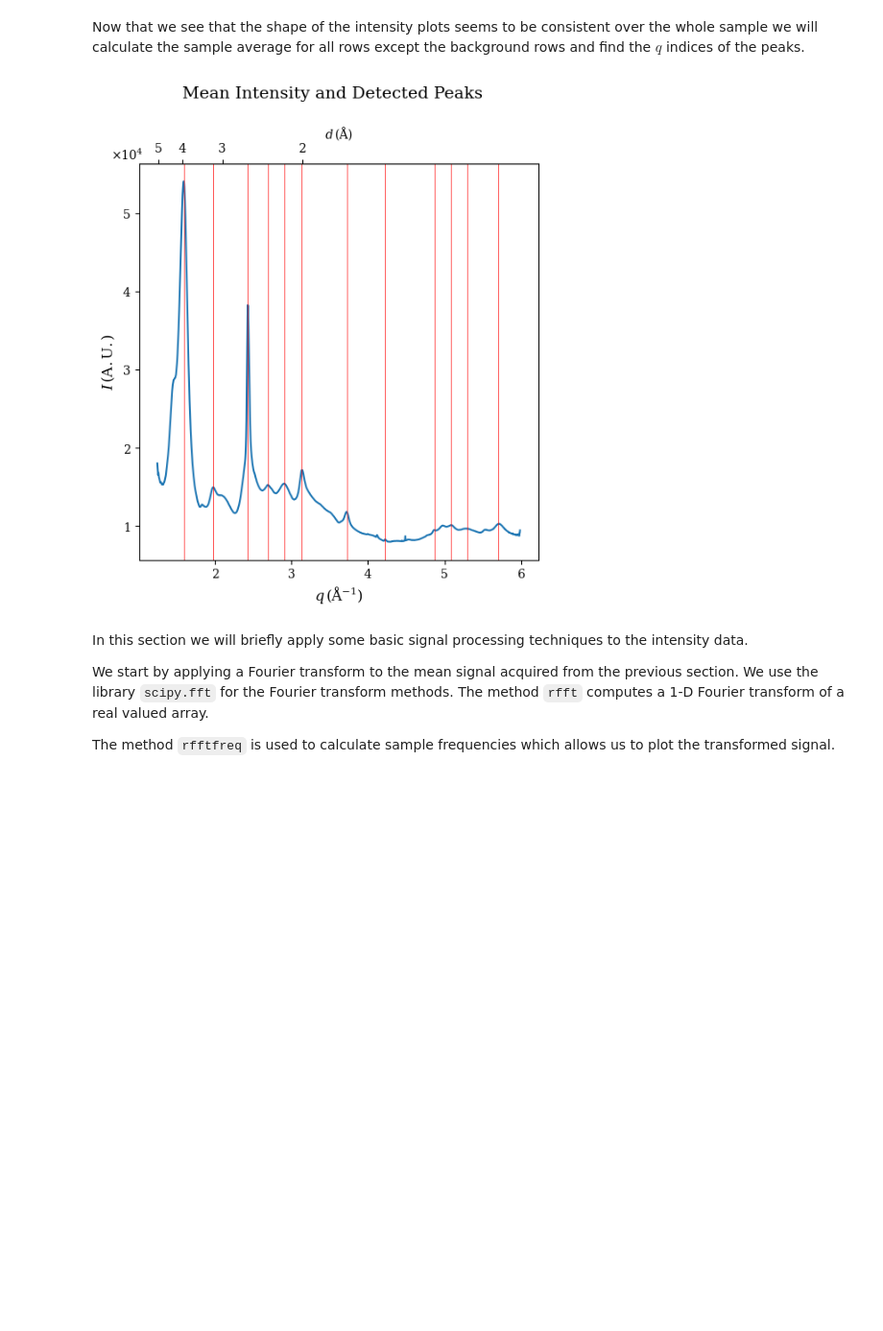
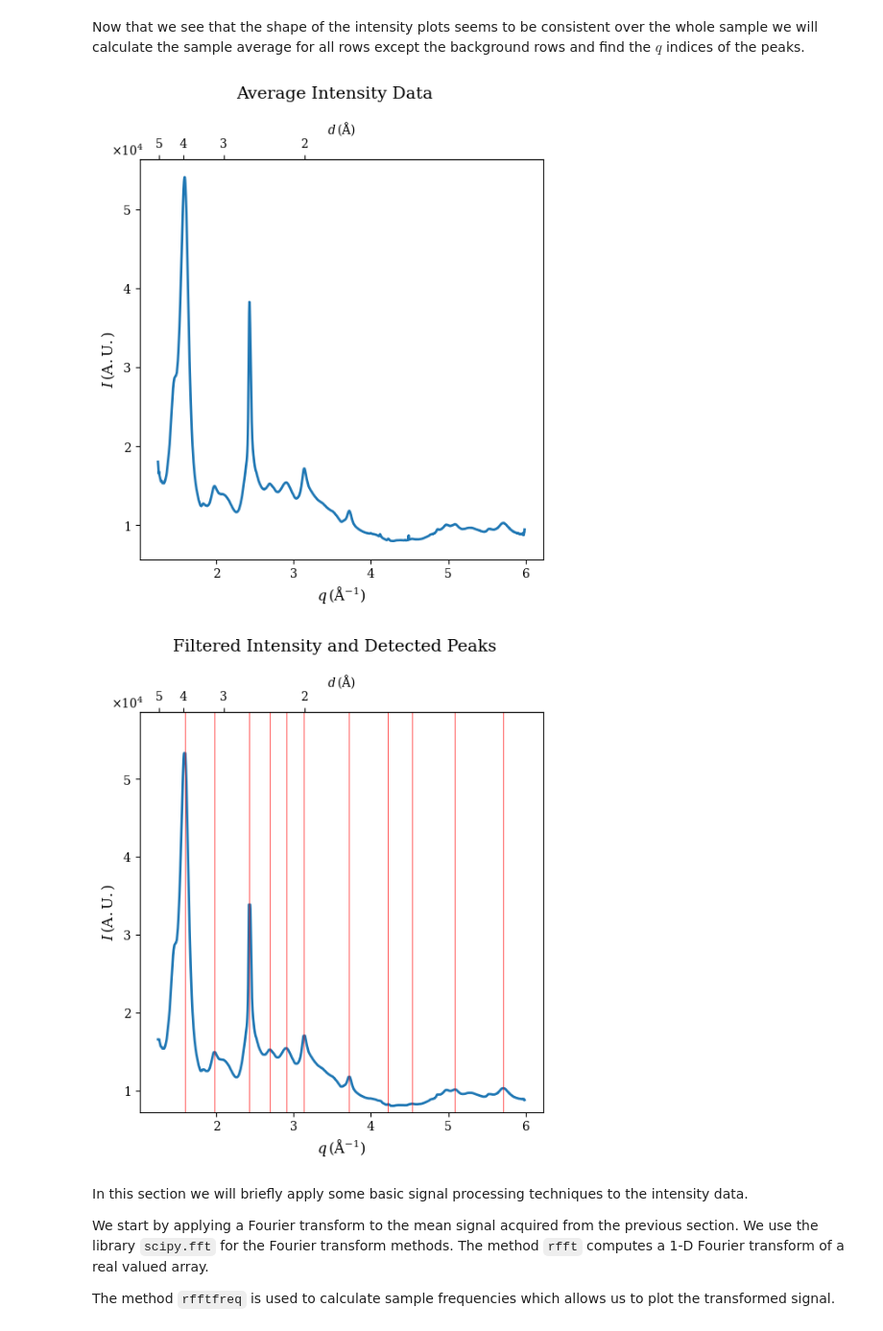
Before and after one commit to J-Holger/MVE386, a Jupyter notebook: chalmers/workinprogress.ipynb, the cells around one changed output. Shown at 96% size. Saved outputs shown, nothing was run; the diff lists cells and outputs as text; code cells hidden in the pictures; blank space fills up the shorter version.

```diff
--- a/chalmers/workinprogress.ipynb
+++ b/chalmers/workinprogress.ipynb
@@ -1050,18 +1045,3 @@ The rest of this chapter we will examine three pixels. However, the code is writ
 The plot of the sample images show which pixels are selected, here the intensity is averaged across all azimuthal angles and $q$-values.
 # %% [markdown]
 ### 4.1.1 Plot data without background noise
-# %%
-image_coords = [(30, 25), (10, 0), (50, 40)]
-I_waxs_azi_full = I_waxs_azi_integrated["full"]
-I_avg = np.nanmean(I_waxs_azi_full, axis=(2))
-
-plt.imshow(I_avg)
-ax = plt.gca()
-
-for i in range(len(image_coords)):
-    x = image_coords[i][1]
-    y = image_coords[i][0]
-    rect = plt.Rectangle((x-.5, y-.5), 1,1, fill=False, color='red', linewidth=2)
-    ax.add_patch(rect)
-
-plt.show()
@@ -1272,46 +1346,42 @@ Now that we see that the shape of the intensity plots seems to be consistent ove
 # %%
 # Remove background rows and calculate the mean intensity over the remaining rows
 rows_to_include = [
     row for row in range(I_waxs_azi_full.shape[0])
     if row not in [pixel[0] for pixel in waxs_background_pixels]
 ]
 mean_intensity = np.mean(I_waxs_azi_full[rows_to_include, :, :], axis=(0, 1))
 
-# Find the peaks in the mean intensity
-peak_indices = signal.find_peaks(mean_intensity, distance=60, width=4)[0]
-#print(f"Peaks: {peak_indices}")
+# Plot mean intenstity
+fig, ax = plt.subplots(figsize=(6, 6))
+fig.suptitle(r"Average Intensity Data", y=1.02, fontsize=14)
 
-# Plot the mean intensity and mark the detected peaks
-plt.figure(figsize=(6, 6))
-plt.plot(q_waxs, mean_intensity, label='Mean Intensity')
-plt.suptitle('Mean Intensity and Detected Peaks', y=1.03, fontsize=14)
-plt.xlabel(r"$q \, (\mathrm{\AA}^{-1})$", fontsize=12)
-plt.ylabel(r"$I \, (\mathrm{A.U.})$", fontsize=12)
+# Plot the smoothed intensity data
+ax.plot(q_waxs, mean_intensity, linewidth=2)
 
-# Add secondary x-axis for d-values
-ax = plt.gca()
+# Axis labels and formatting
+ax.set_xlabel(r"$q \, (\mathrm{\AA}^{-1})$", fontsize=12)
+ax.set_ylabel(r"$I \, (\mathrm{A.U.})$", fontsize=12)
 
 # Set y-axis to scientific notation
 ax.yaxis.set_major_formatter(mticker.ScalarFormatter(useMathText=True))
 ax.yaxis.get_offset_text().set_fontsize(10)
 ax.ticklabel_format(axis='y', style='scientific', scilimits=(0, 0))
 ax.set_ylabel(r"$I \, (\mathrm{A.U.})$", fontsize=12)
 
 # Adjust the position of the scientific notation offset label
 ax.yaxis.offsetText.set_x(-0.07)  # Adjust X-position
 
 # Set secondary x-axis for d values
 secax = ax.secondary_xaxis('top', functions = (q_to_d, d_to_q))
 secax.set_xlabel(r"$d \, (\mathrm{\AA})$")
 secax.set_xticks([1, 2, 3, 4, 5])
 
-# Highlight the detected peaks
-for xc in peak_indices:
-    ax.axvline(x=q_waxs[xc], ymin=0, ymax=1, c='r', lw=0.5, label=f'Peak at {xc}')
+plt.show()
 
-plt.show()
+result = filter_and_find_peaks(q_waxs, mean_intensity, pixels=None)
 # %% [output]
-[figure, old version]
+[figure, new version]
+[figure, added]
 # %% [markdown]
 In this section we will briefly apply some basic signal processing techniques to the intensity data.
 
```
Also changed, not shown: parts of 9 cells of this notebook, 1 other file.
